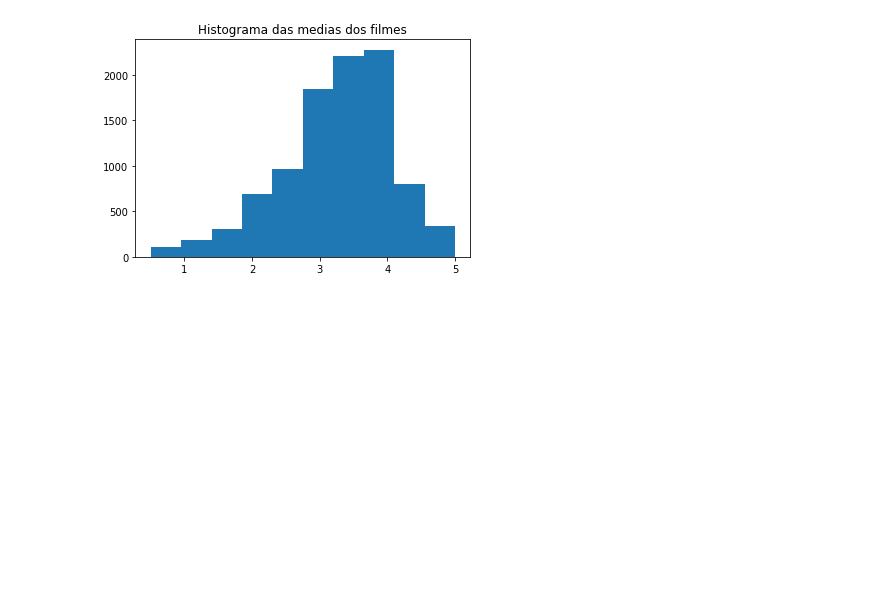
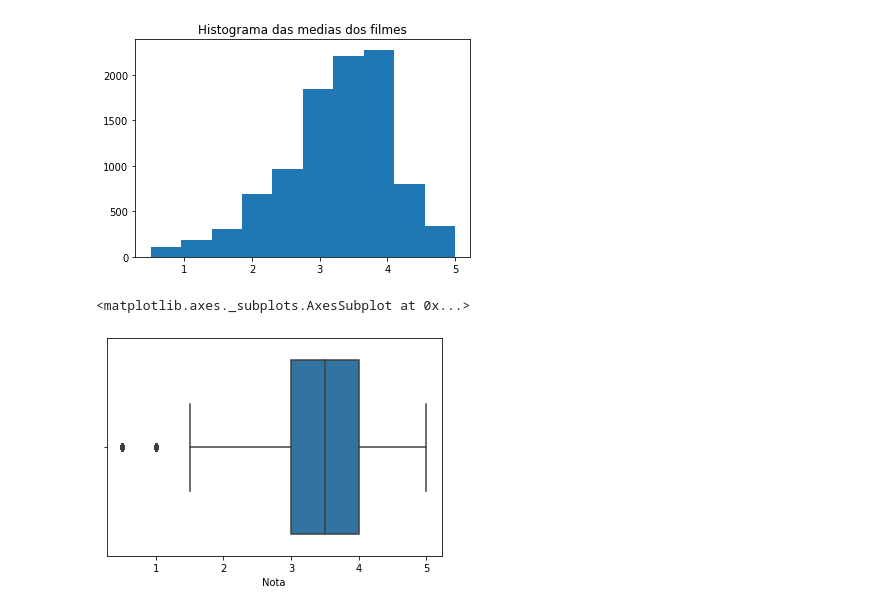
Before and after one commit to Washingtonbrochardt/Data_Science_Basico, a Jupyter notebook: Data_Science_Basico.ipynb, the cells around one changed output. Saved outputs shown, nothing was run; the diff lists cells and outputs as text; code cells hidden in the pictures; blank space fills up the shorter version.

```diff
--- a/Data_Science_Basico.ipynb
+++ b/Data_Science_Basico.ipynb
@@ -138,3 +138,10 @@ plt.title("Histograma das medias dos filmes")
 # %% [output]
 Text(0.5, 1.0, 'Histograma das medias dos filmes')
 [figure]
+# %%
+import seaborn as sns
+
+sns.boxplot(notas.Nota)
+# %% [output]
+<matplotlib.axes._subplots.AxesSubplot at 0x...>
+[figure, added]
```
